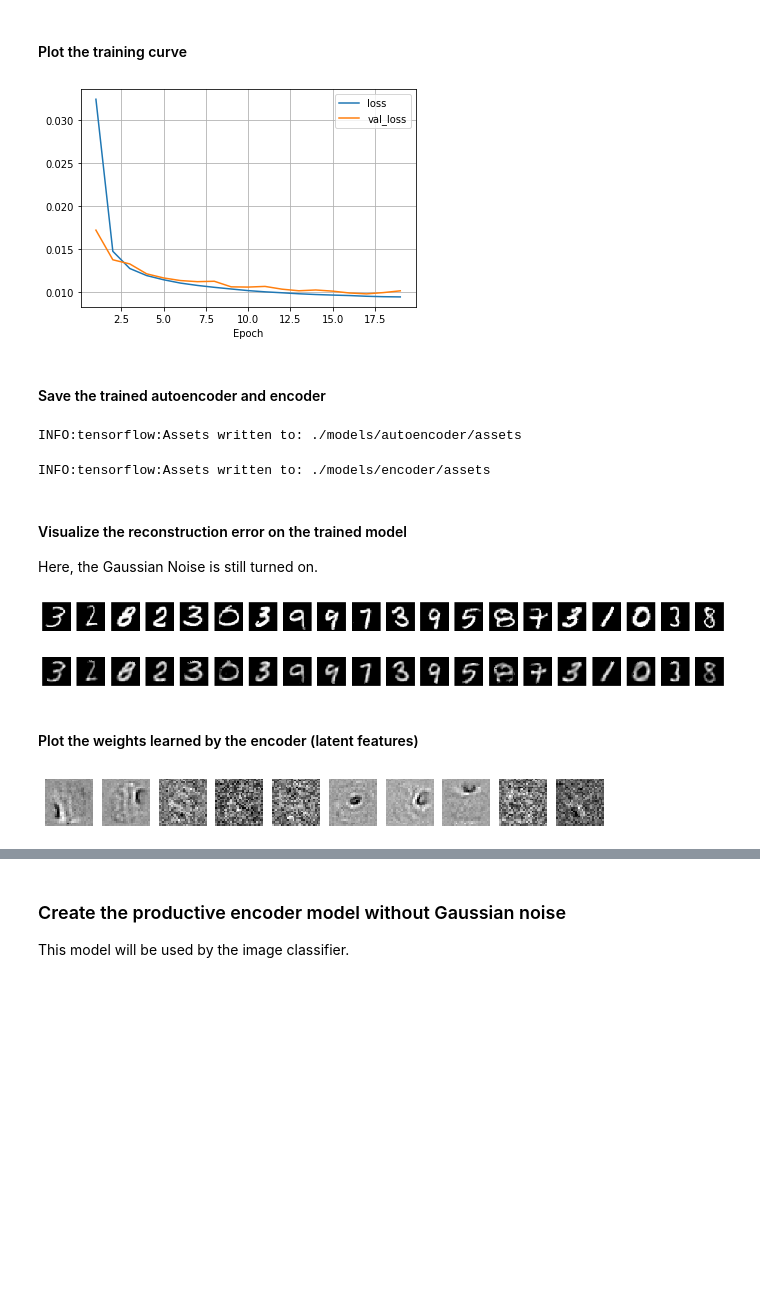
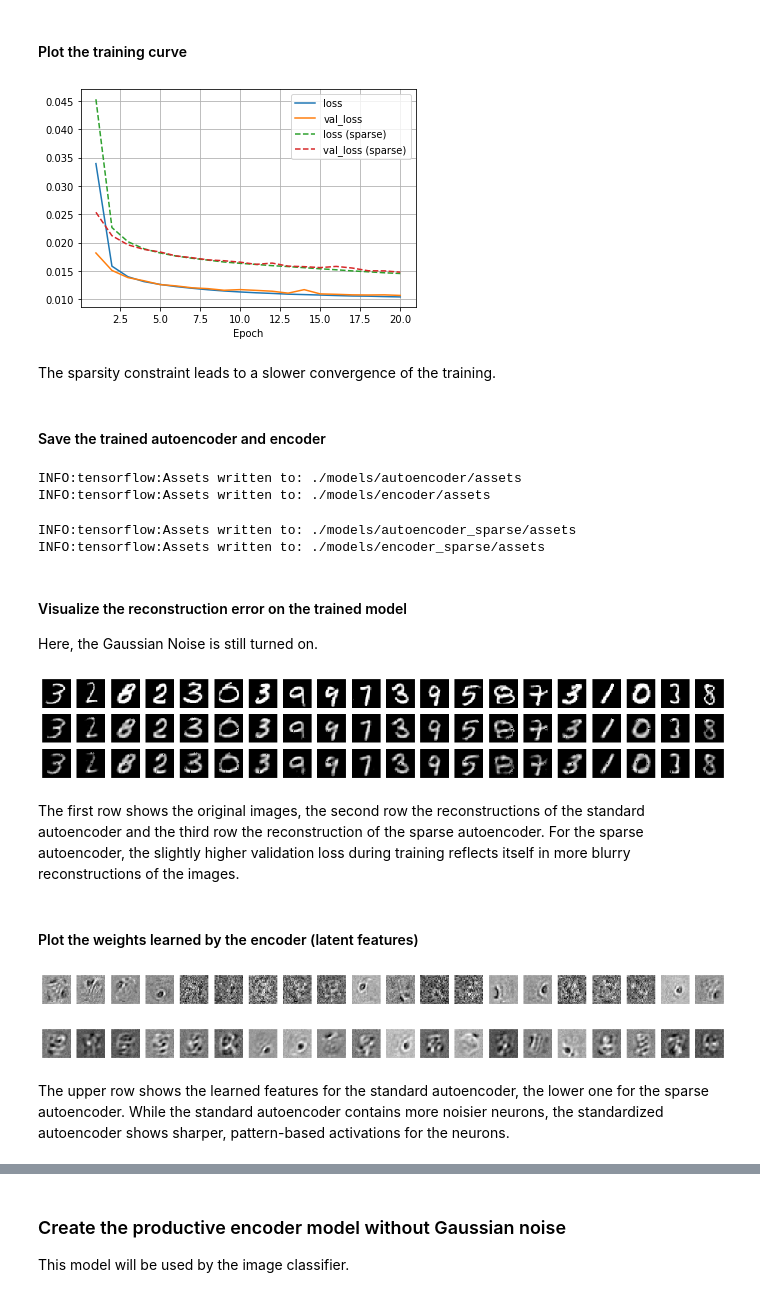
Before and after one commit to philippmarcus/autoencoder-keras, a Jupyter notebook: Autoencoders for pre-training of image classifiers.ipynb, the cells around one changed output, grey strips where cells are left out. Saved outputs shown, nothing was run; the diff lists cells and outputs as text; code cells hidden in the pictures; blank space fills up the shorter version.

Commit message:
Comparission to sparse autoencoder added

```diff
--- a/Autoencoders for pre-training of image classifiers.ipynb
+++ b/Autoencoders for pre-training of image classifiers.ipynb
@@ -127,8 +143,10 @@ Trainable params: 163,513
 Non-trainable params: 0
 _________________________________________________________________
 # %%
-# Compile the model
-
+# Compile the models
 opt = keras.optimizers.Adadelta(learning_rate=0.01)
 autoencoder.compile(optimizer='Adam',
                       loss='MSE')
+
+autoencoder_sparse.compile(optimizer='Adam',
+                      loss='MSE')
@@ -167,0 +186,9 @@ Epoch 19/20
+# %%
+# Train the sparse autoencoder
+history_sparse = autoencoder_sparse.fit(X_train,
+                                        X_train,
+                                        validation_data=(X_test, X_test),
+                                        callbacks=[es],
+                                        shuffle=True,
+                                        epochs=20,
+                                        batch_size=256)
@@ -173,22 +218,32 @@ n_epochs = len(history.history['loss'])
 
 plt.plot(range(1,n_epochs+1), history.history['loss'], label='loss')
 plt.plot(range(1,n_epochs+1), history.history['val_loss'], label='val_loss')
+
+plt.plot(range(1,n_epochs+1), history_sparse.history['loss'], label='loss (sparse)', linestyle='--')
+plt.plot(range(1,n_epochs+1), history_sparse.history['val_loss'], label='val_loss (sparse)', linestyle='--')
+
 plt.legend()
 plt.grid()
 plt.xlabel('Epoch')
 plt.show()
 # %% [output]
-[figure, old version]
+[figure, new version]
+# %% [markdown]
+The sparsity constraint leads to a slower convergence of the training.
 # %% [markdown]
 #### Save the trained autoencoder and encoder
 # %%
 keras.models.save_model(autoencoder, './models/autoencoder')
+keras.models.save_model(encoder, './models/encoder')
 # %% [output]
 INFO:tensorflow:Assets written to: ./models/autoencoder/assets
+INFO:tensorflow:Assets written to: ./models/encoder/assets
-# %%
-keras.models.save_model(encoder, './models/encoder')
-# %% [output]
-INFO:tensorflow:Assets written to: ./models/encoder/assets
+# %%
+keras.models.save_model(autoencoder_sparse, './models/autoencoder_sparse')
+keras.models.save_model(encoder_sparse, './models/encoder_sparse')
+# %% [output]
+INFO:tensorflow:Assets written to: ./models/autoencoder_sparse/assets
+INFO:tensorflow:Assets written to: ./models/encoder_sparse/assets
 # %% [markdown]
 #### Visualize the reconstruction error on the trained model
 
@@ -197,7 +252,7 @@ Here, the Gaussian Noise is still turned on.
 %matplotlib inline
 import matplotlib.pyplot as plt
 # %%
-def plot_results(y_trues, y_preds):
+def plot_results(y_trues, y_preds_list):
     """
     Creates a plot to compare the original and the reconstructed image.
     INPUT:
@@ -206,11 +261,10 @@ def plot_results(y_trues, y_preds):
     OUTPUT:
         NONE:
     """
-    assert len(y_trues) == len(y_preds)
 
     fig = plt.figure(figsize=(20,3))
-    columns = len(y_preds)
-    rows = 2
+    columns = len(y_trues)
+    rows = len(y_preds_list) + 1
 
 
     # Plot ground truth images
@@ -219,22 +273,28 @@ def plot_results(y_trues, y_preds):
         plt.imshow(img, cmap='gray')
         plt.axis('off')
 
-    # Plot predicted images
-    for j, img in enumerate(y_preds):
-        fig.add_subplot(rows, columns, 1+len(y_trues) + j)
-        plt.imshow(img, cmap='gray')
-        plt.axis('off')
+    for i, y_preds in enumerate(y_preds_list):
+        assert len(y_trues) == len(y_preds)
+        # Plot predicted images
+        for j, img in enumerate(y_preds):
+
+            fig.add_subplot(rows, columns, 1 + len(y_trues) + i*len(y_trues) + j)
+            plt.imshow(img, cmap='gray')
+            plt.axis('off')
 
     plt.show()
 # %%
 n_predictions = 20
 
+y_trues = X_train[:n_predictions].reshape((-1,28,28))
 y_preds = autoencoder.predict(X_train[:n_predictions]).reshape((-1,28,28))
-y_trues = X_train[:n_predictions].reshape((-1,28,28))
+y_preds_sparse = autoencoder_sparse.predict(X_train[:n_predictions]).reshape((-1,28,28))
 # %%
-plot_results(y_trues, y_preds)
+plot_results(y_trues, [y_preds, y_preds_sparse])
 # %% [output]
-[figure, old version]
+[figure, new version]
+# %% [markdown]
+The first row shows the original images, the second row the reconstructions of the standard autoencoder and the third row the reconstruction of the sparse autoencoder. For the sparse autoencoder, the slightly higher validation loss during training reflects itself in more blurry reconstructions of the images.
 # %% [markdown]
 #### Plot the weights learned by the encoder (latent features)
 # %%
@@ -265,8 +325,14 @@ def plot_weights_matrix(model, layer_name, n_neurons):
     plt.show()
 # %%
 # Visualize some learned features of the first encoding layer
-plot_weights_matrix(autoencoder, 'dense_24', 10)
+plot_weights_matrix(autoencoder, 'encoder_1', 20)
+
+# Visualize some learned features of the first encoding layer
+plot_weights_matrix(autoencoder_sparse, 'encoder_1', 20)
 # %% [output]
-[figure, old version]
+[figure, new version]
+[figure, added]
+# %% [markdown]
+The upper row shows the learned features for the standard autoencoder, the lower one for the sparse autoencoder. While the standard autoencoder contains more noisier neurons, the standardized autoencoder shows sharper, pattern-based activations for the neurons.
 # %%
 # Visualize some learned features of the second encoding layer
```
Also changed, not shown: parts of 12 cells of this notebook.
